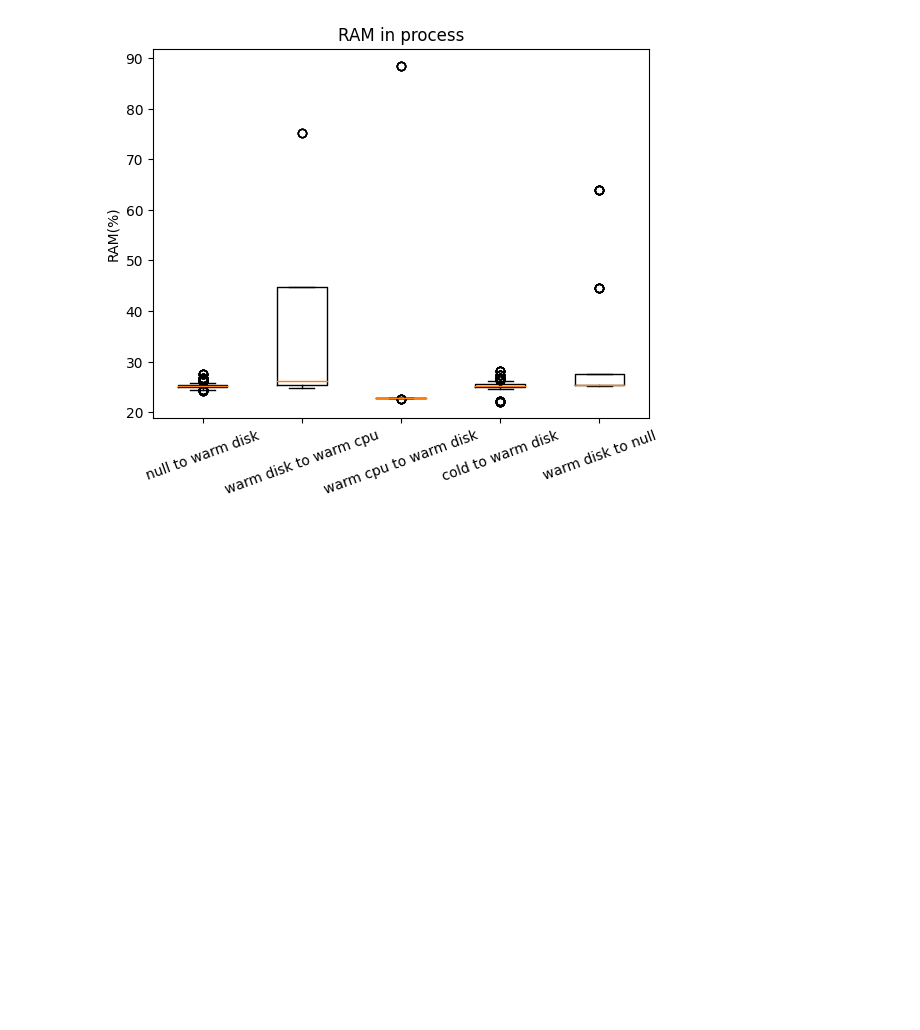
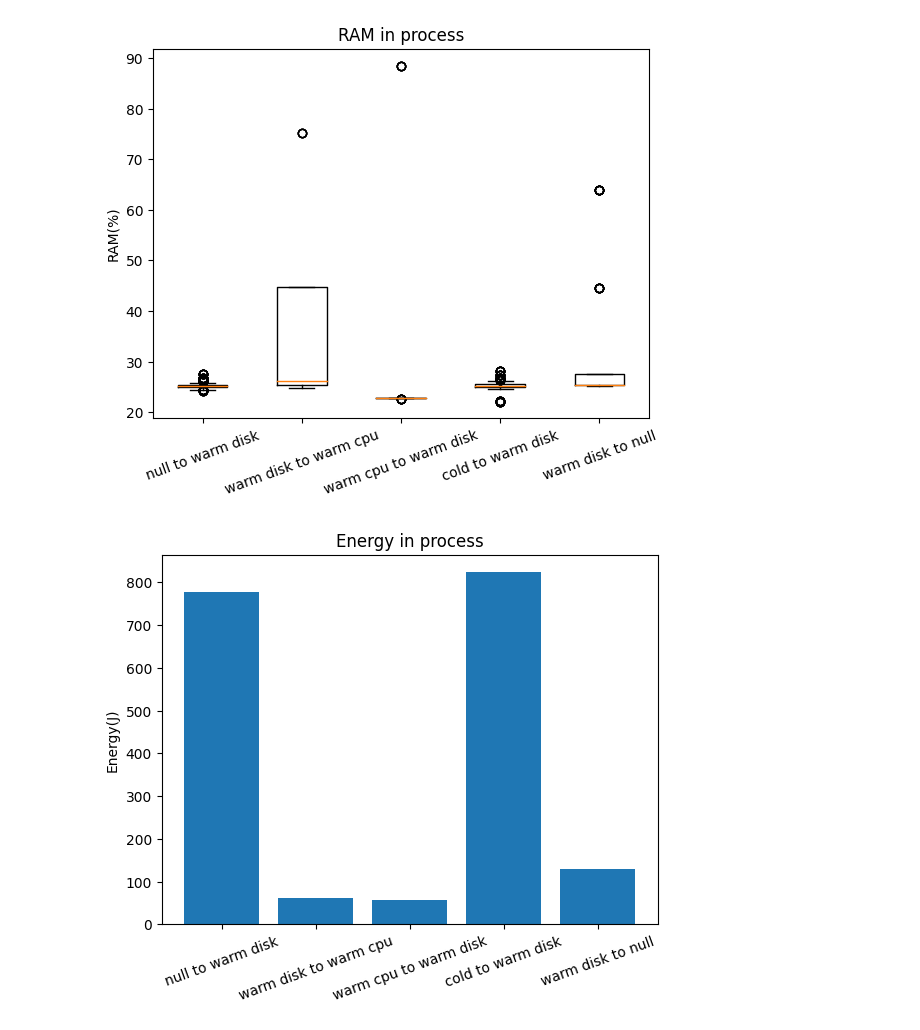
Before and after one commit to hctung57/serverless_detection_jestonnano, a Jupyter notebook: Result/serverless.ipynb, the cells around one changed output. Drawn from its saved outputs; the diff is of its cells as text; code cells hidden in the pictures; blank space fills up the shorter version.

```diff
--- a/Result/serverless.ipynb
+++ b/Result/serverless.ipynb
@@ -147,3 +147,22 @@ ax4.boxplot(data, labels=["null to warm disk", "warm disk to warm cpu",
 plot.show()
 # %% [output]
 [figure]
+# %%
+power_null_to_warm_disk_process = []
+power_warm_disk_to_warm_cpu_process = []
+power_warm_cpu_to_warm_disk_process = []
+power_cold_to_warm_disk_process = []
+power_warm_disk_to_null_process = []
+with open('data_prom_target_pod_1_repeat_time_1_type_detection_13_1_2023_11h51.csv', newline='') as csvfile:
+    spamreader = csv.reader(csvfile, delimiter=',', quotechar='|')
+    for row in spamreader:
+        if row[6] == "null_to_warm_disk_process":
+            power_null_to_warm_disk_process.append([float(row[0]),float(row[3])])
+        if row[6] == "warm_disk_to_warm_cpu_process":
+            power_warm_disk_to_warm_cpu_process.append([float(row[0]),float(row[3])])
+        if row[6] == "warm_cpu_to_warm_disk_process":
+            power_warm_cpu_to_warm_disk_process.append([float(row[0]),float(row[3])])
+        if row[6] == "cold_to_warm_disk_process":
+            power_cold_to_warm_disk_process.append([float(row[0]),float(row[3])])
+        if row[6] == "warm_disk_to_null_process":
+            power_warm_disk_to_null_process.append([float(row[0]),float(row[3])])
@@ -149,0 +221,12 @@ plot.show()
+# %%
+data = [energy_null_to_warm_disk_process, energy_warm_disk_to_warm_cpu_process,
+        energy_warm_cpu_to_warm_disk_process, energy_cold_to_warm_disk_process, energy_warm_disk_to_null_process]
+fig7, ax7 = plot.subplots()
+ax7.set_title('Energy in process')
+ax7.set_ylabel("Energy(J)")
+plot.xticks(rotation = 20)
+ax7.bar(["null to warm disk", "warm disk to warm cpu",
+            "warm cpu to warm disk", "cold to warm disk", "warm disk to null"],data)
+plot.show()
+# %% [output]
+[figure, added]
```
Also changed, not shown: parts of 4 cells of this notebook.
